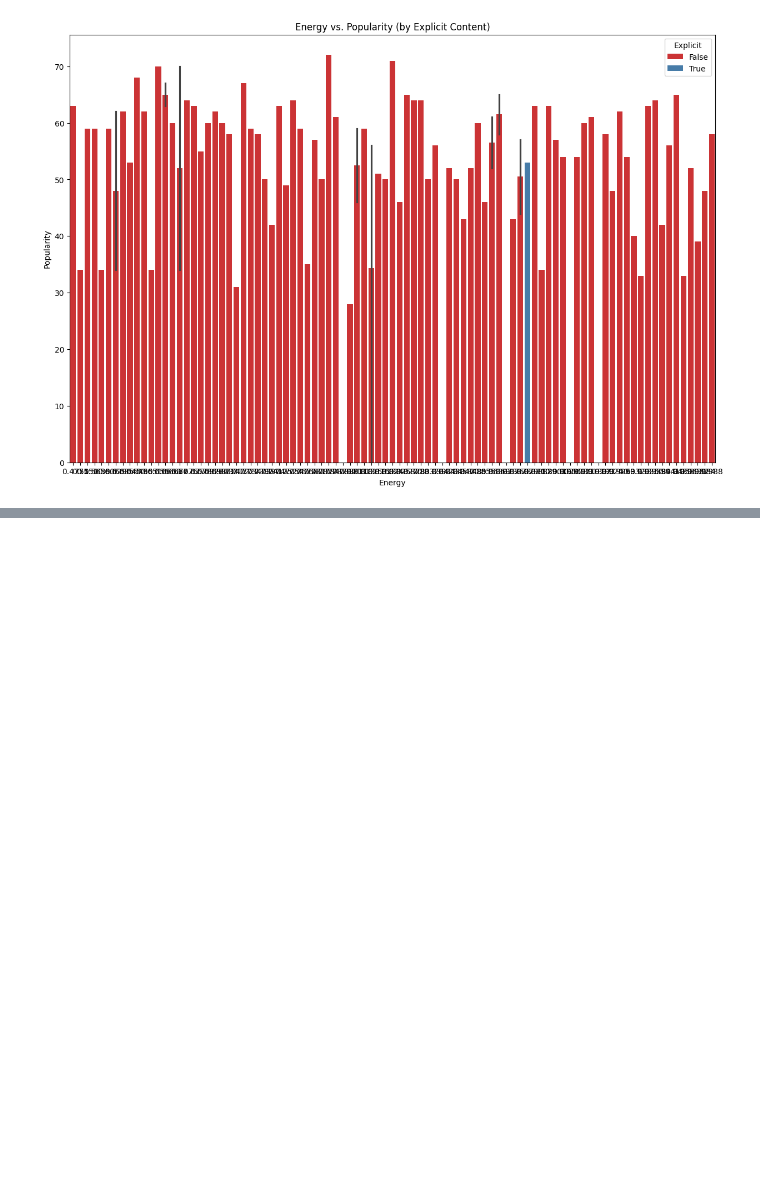
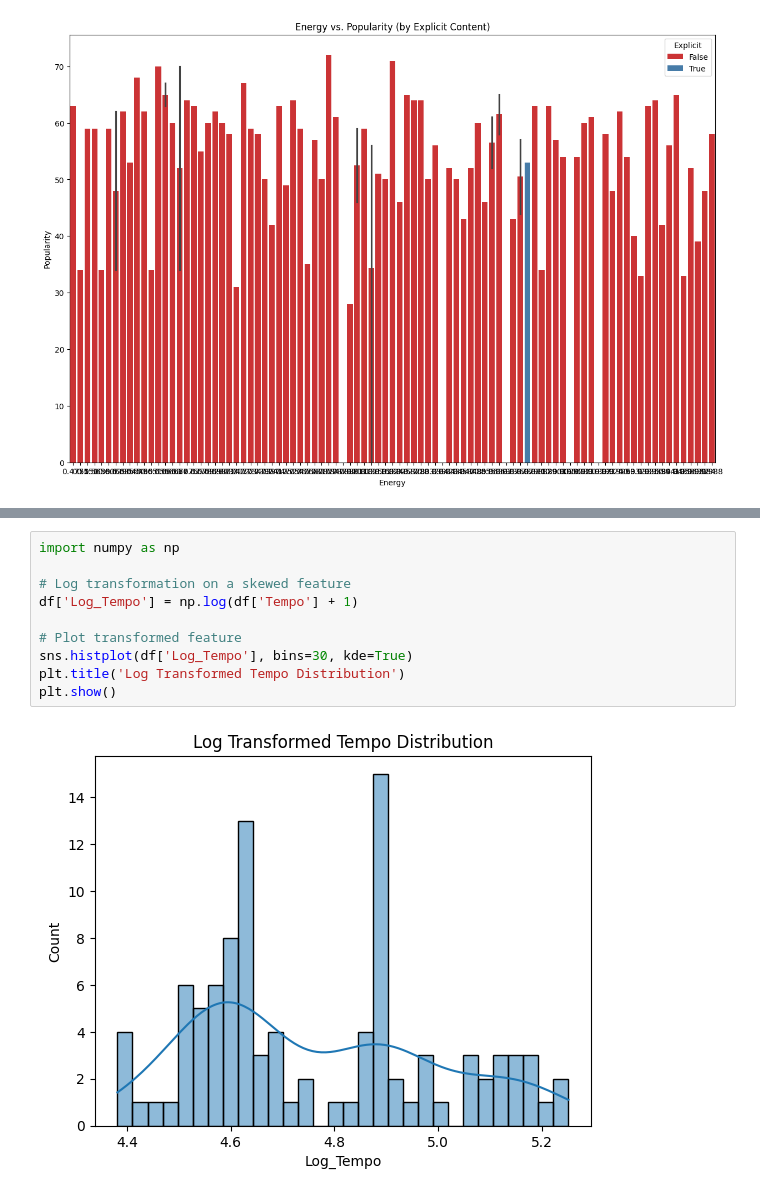
Before and after one commit to Saravanan-20G/Data-Analysis-Projects, a Jupyter notebook: Music Data Analysis/Statistical Modelling.ipynb, the cells around one changed output, grey strips where cells are left out. Drawn from its saved outputs; the diff is of its cells as text; blank space fills up the shorter version.

```diff
--- a/Music Data Analysis/Statistical Modelling.ipynb
+++ b/Music Data Analysis/Statistical Modelling.ipynb
@@ -149,0 +191,12 @@ Text(0, 0.5, 'Popularity')
+# %%
+import numpy as np
+
+# Log transformation on a skewed feature
+df['Log_Tempo'] = np.log(df['Tempo'] + 1)
+
+# Plot transformed feature
+sns.histplot(df['Log_Tempo'], bins=30, kde=True)
+plt.title('Log Transformed Tempo Distribution')
+plt.show()
+# %% [output]
+[figure, added]
```
Also changed, not shown: parts of 6 cells of this notebook.
